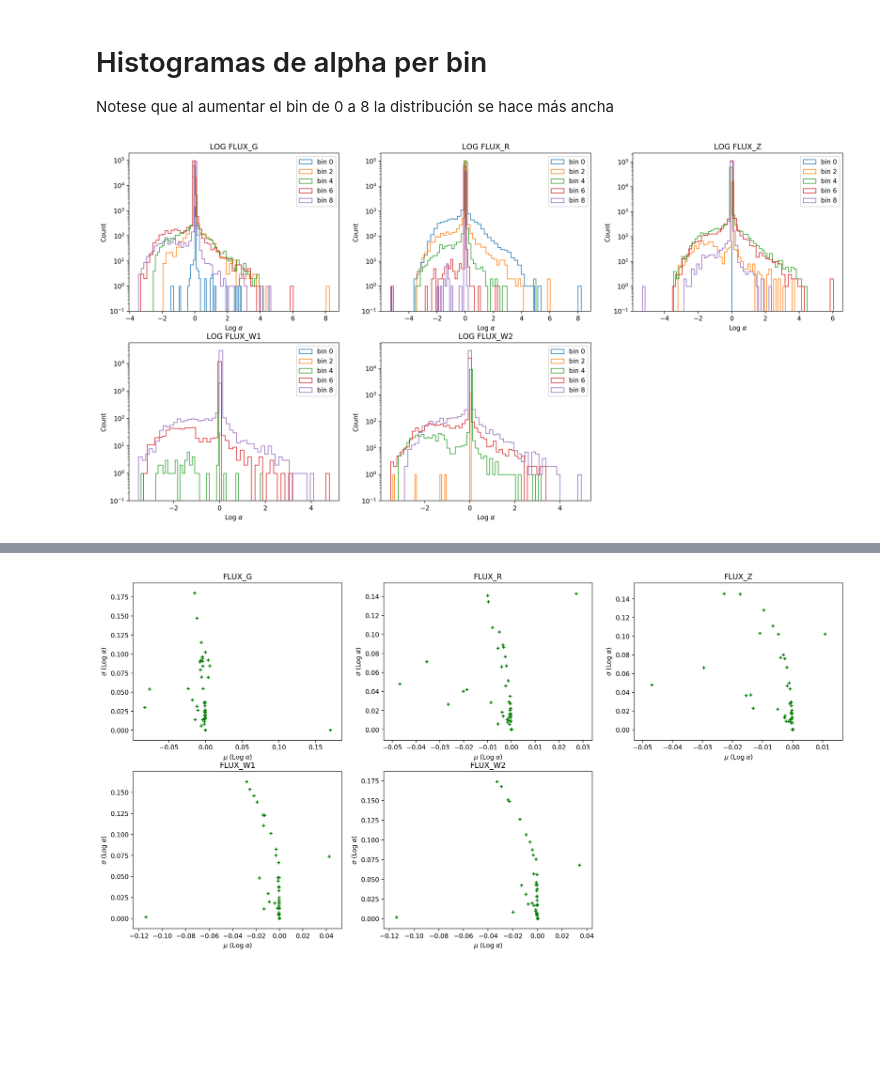
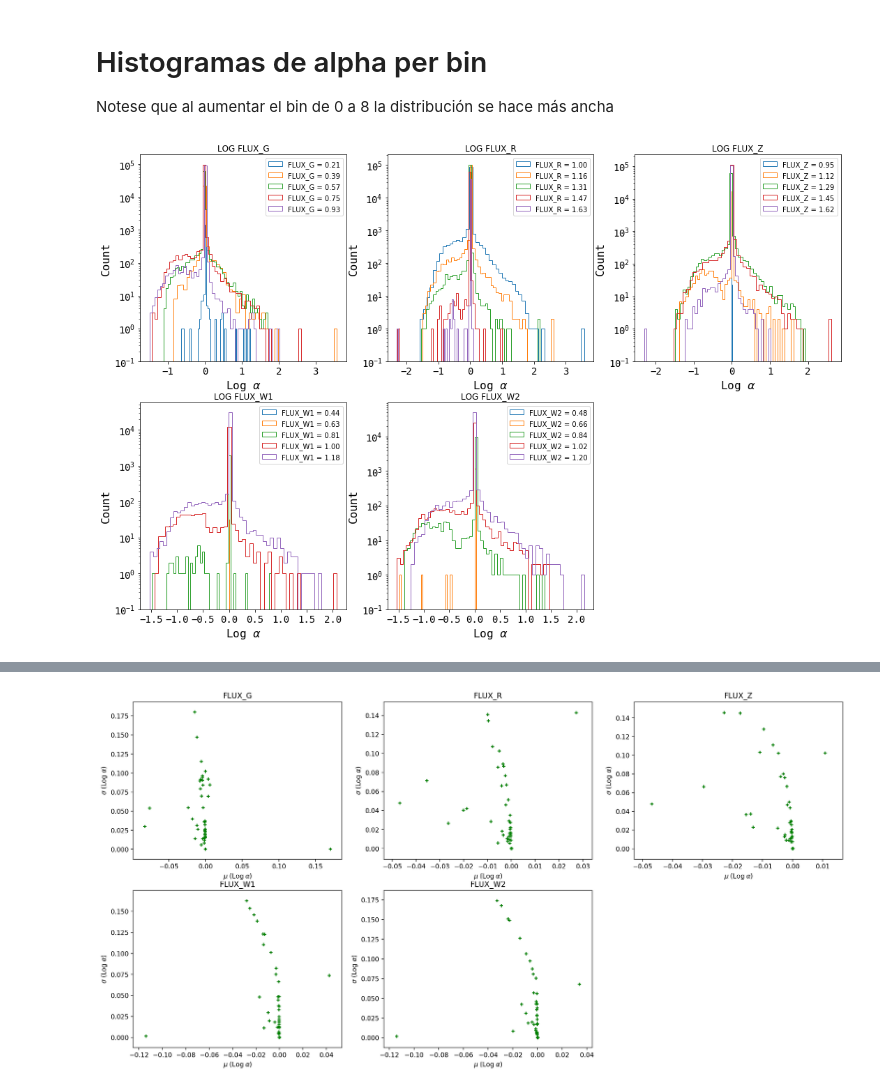
Before and after one commit to sergiolobo26/Monograf-aRedshiftML, a Jupyter notebook: Python/GALAXY-BGS.ipynb, the cells around one changed output, grey strips where cells are left out. Saved outputs shown, nothing was run; the diff lists cells and outputs as text; code cells hidden in the pictures; blank space fills up the shorter version.

```diff
--- a/Python/GALAXY-BGS.ipynb
+++ b/Python/GALAXY-BGS.ipynb
@@ -498,22 +498,25 @@ set(cls)
 # Histogramas de alpha per bin
 Notese que al aumentar el bin de 0 a 8 la distribución se hace más ancha
 # %%
-figure(figsize=(20,10), dpi = 200)
+figure(figsize=(18,12))
 for i, name in enumerate(flux_names):
     subplot(2,3,1+i)
 
     legend_names = []
     for j in range(0, 10, 2):
         class_g = fluxes['class_' + name] == j
         alpha_name = abs(fluxes['alpha'][class_g])
-        n, bins, patches = hist(log(alpha_name), 50, (min(log(alpha_name)), max(log(alpha_name))), histtype = 'step', log=True, align = 'mid')
-        legend_names.append('bin {}'.format(j))
+        n, bins, patches = hist(log10(alpha_name), 50, (min(log10(alpha_name)), max(log10(alpha_name))), histtype = 'step', log=True, align = 'mid')
+        legend_names.append('{} = {:.2f}'.format(name, bin_edges[i][j]))
     legend(legend_names)
     title('LOG {}'.format(name))
-    xlabel(r'Log $\alpha$')
-    ylabel('Count')
+    xlabel(r'Log $\alpha$', fontsize=16, fontname='monospace')
+    ylabel('Count', fontsize=16, fontname='monospace')
+    xticks(fontsize=14, fontname='monospace')
+    yticks(fontsize=14, fontname='monospace')
+    #ticklabel_format(axis='y', style='sci', scilimits=(-2,3), fontsize=14,)
 # %% [output]
-[figure, old version]
+[figure, new version]
 # %%
 # compute the \mu and \sigma of every bean per flux class
 # keep in mind: este arreglo contiene NaNs (cuando no hay datos en un bin)por lo tanto, si se opera con el, aparecerán todo como NaN
```
Also changed, not shown: parts of 2 cells of this notebook, 2 other files.
